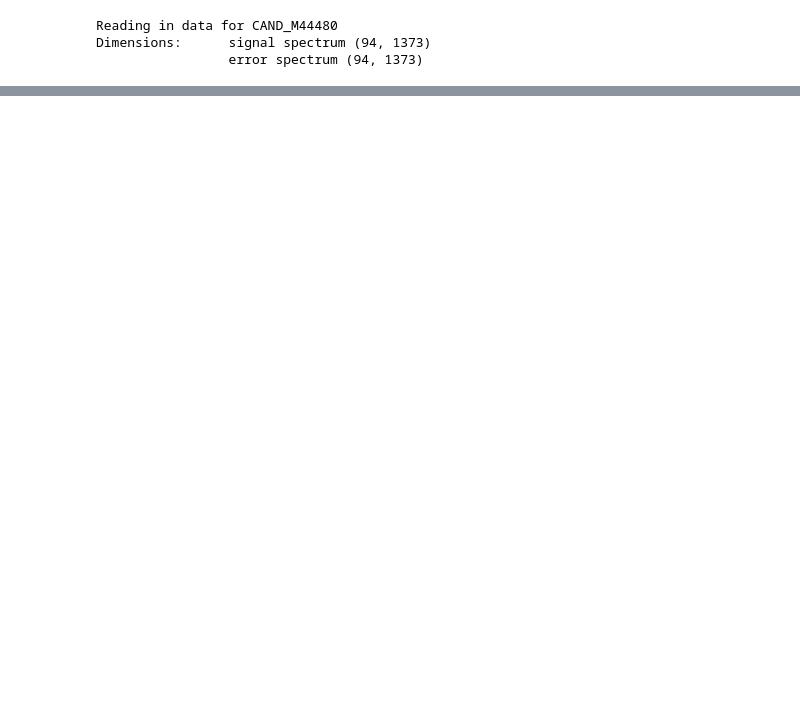
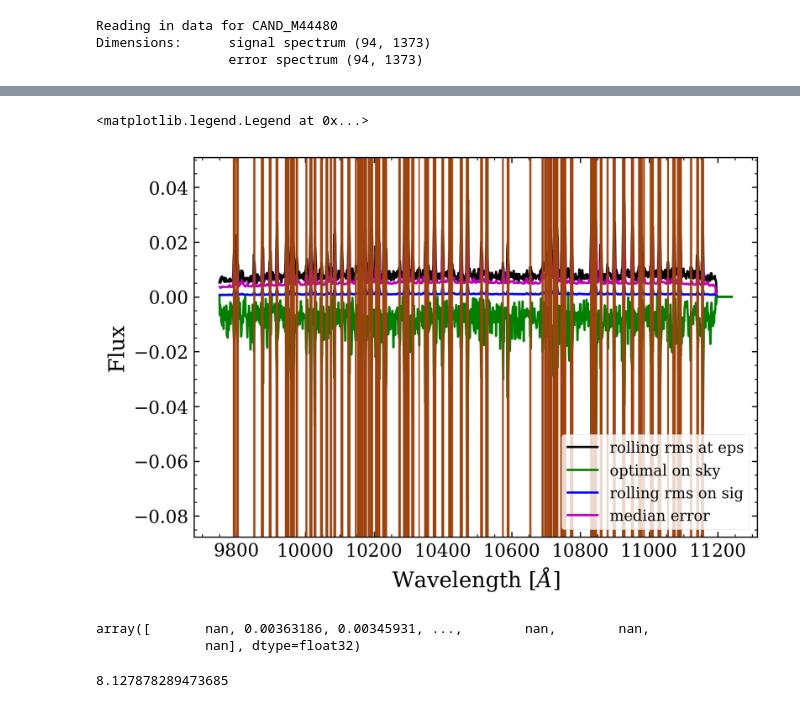
Before and after one commit to 0cooper/werls, a Jupyter notebook: olivia/sandbox.ipynb, the cells around one changed output, grey strips where cells are left out. Cells and saved outputs as stored; diff of their text form; code cells hidden in the pictures; blank space fills up the shorter version.

```diff
--- a/olivia/sandbox.ipynb
+++ b/olivia/sandbox.ipynb
@@ -192,5 +171,5 @@ sigma_clip = SigmaClip(sigma=3.0)
 bkgrms = StdBackgroundRMS(sigma_clip)
 # %%
 bkgrms_value = bkgrms.calc_background_rms(signal,axis=0)
-bkgrms_value
+bkgrms_sky = bkgrms.calc_background_rms(error,axis=0)
 # %% [output]
@@ -220,0 +226,27 @@ np.median(opt),np.median(opt+bkgrms_value)
+# %%
+plt.plot(wav,bkgrms_value,'k',label='rolling rms at eps')
+plt.plot(wav,err,'g',label='optimal on sky')
+plt.plot(wav,bkgrms_sky,'b',label='rolling rms on sig')
+plt.plot(wav,np.nanmedian(error,axis=0),'m',label='median error')
+
+for i in sky_idx2:
+    plt.axvline(wav[i],c='#9E420E',lw=1,alpha=0.85)
+
+#plt.xlim(11040,11160) ### change me!
+#plt.ylim(-0.02,0.02) ### change me!
+plt.xlabel(r'Wavelength $[\AA]$')
+plt.ylabel(r'Flux')
+plt.grid(False)
+plt.legend()
+# %% [output]
+<matplotlib.legend.Legend at 0x...>
+[figure, added]
+# %%
+np.nanmedian(error,axis=0)
+# %% [output]
+array([       nan, 0.00363186, 0.00345931, ...,        nan,        nan,
+              nan], dtype=float32)
+# %%
+(11099.5/1216)-1
+# %% [output]
+8.127878289473685
```
Also changed, not shown: parts of 18 cells of this notebook.
